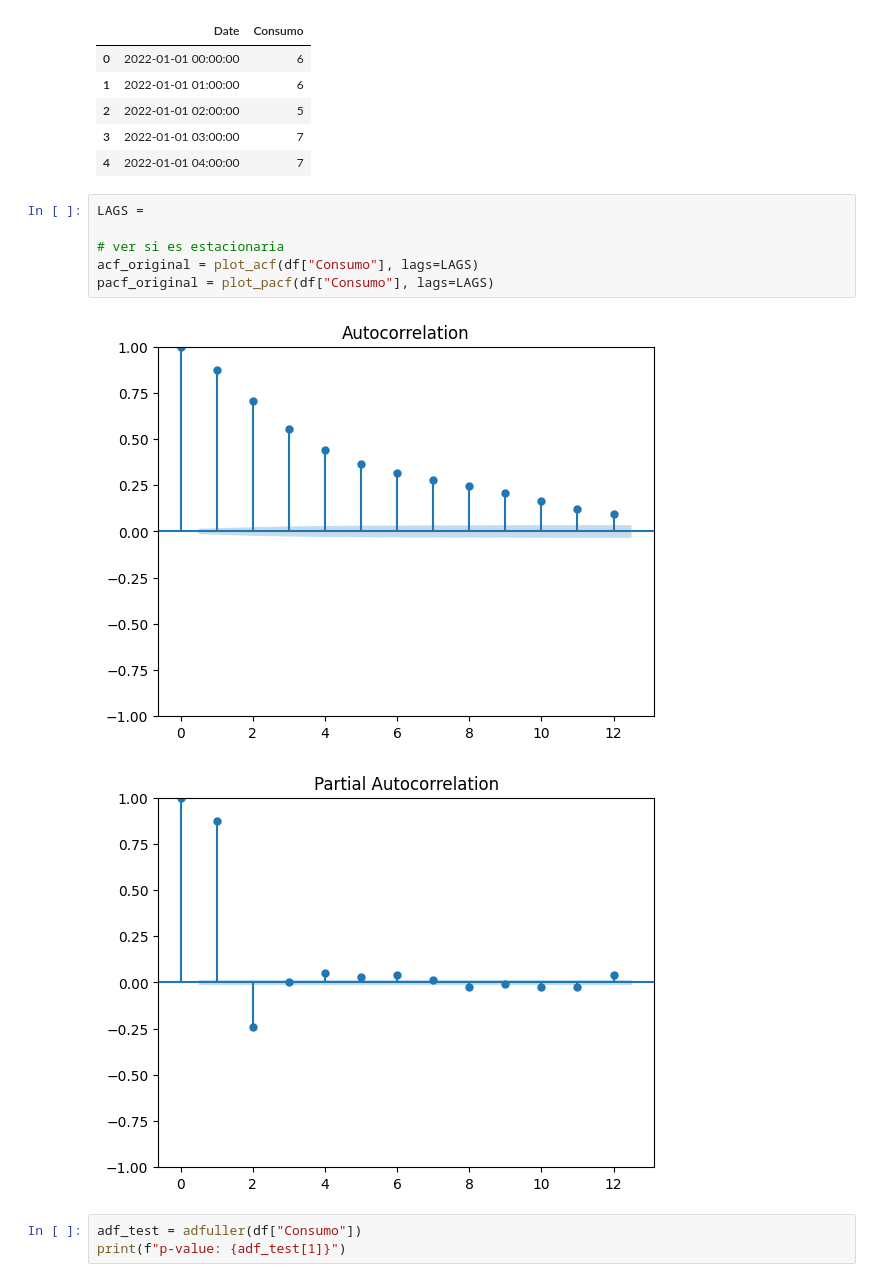
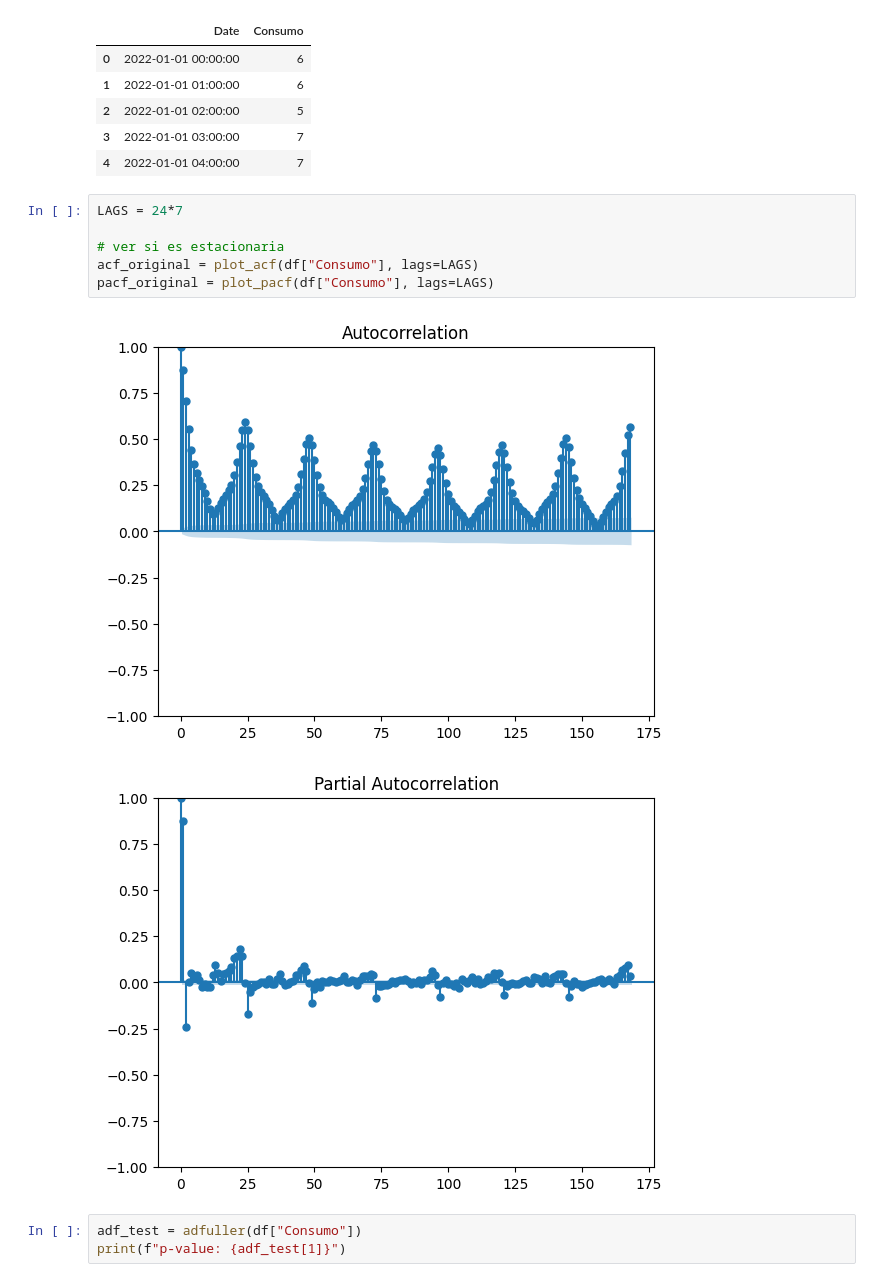
Before and after one commit to AFernandezBenages/WP4, a Jupyter notebook: code/ARIMA.ipynb, the cells around one changed output. Drawn from its saved outputs; the diff is of its cells as text.

```diff
--- a/code/ARIMA.ipynb
+++ b/code/ARIMA.ipynb
@@ -56,14 +56,14 @@ df.head()
 | 3 | 2022-01-01 03:00:00 | 7 |
 | 4 | 2022-01-01 04:00:00 | 7 |
 # %%
-LAGS =
+LAGS = 24*7
 
 # ver si es estacionaria
 acf_original = plot_acf(df["Consumo"], lags=LAGS)
 pacf_original = plot_pacf(df["Consumo"], lags=LAGS)
 # %% [output]
-[figure, old version]
+[figure, new version]
-[figure, old version]
+[figure, new version]
 # %%
 adf_test = adfuller(df["Consumo"])
 print(f"p-value: {adf_test[1]}")
```
Also changed, not shown: 11 other files.
